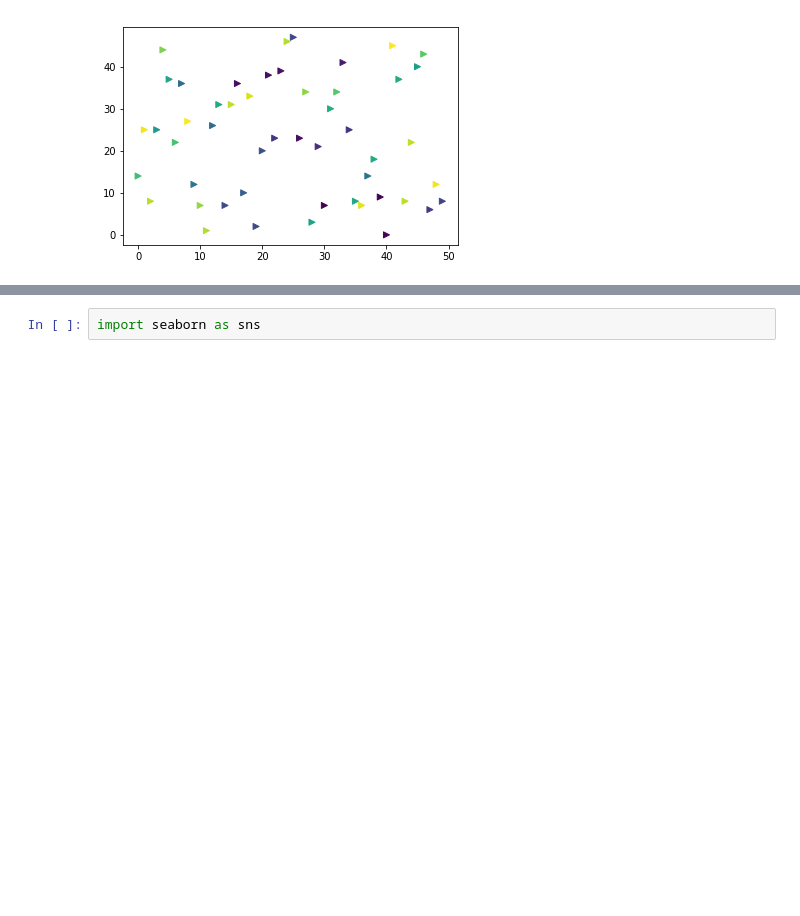
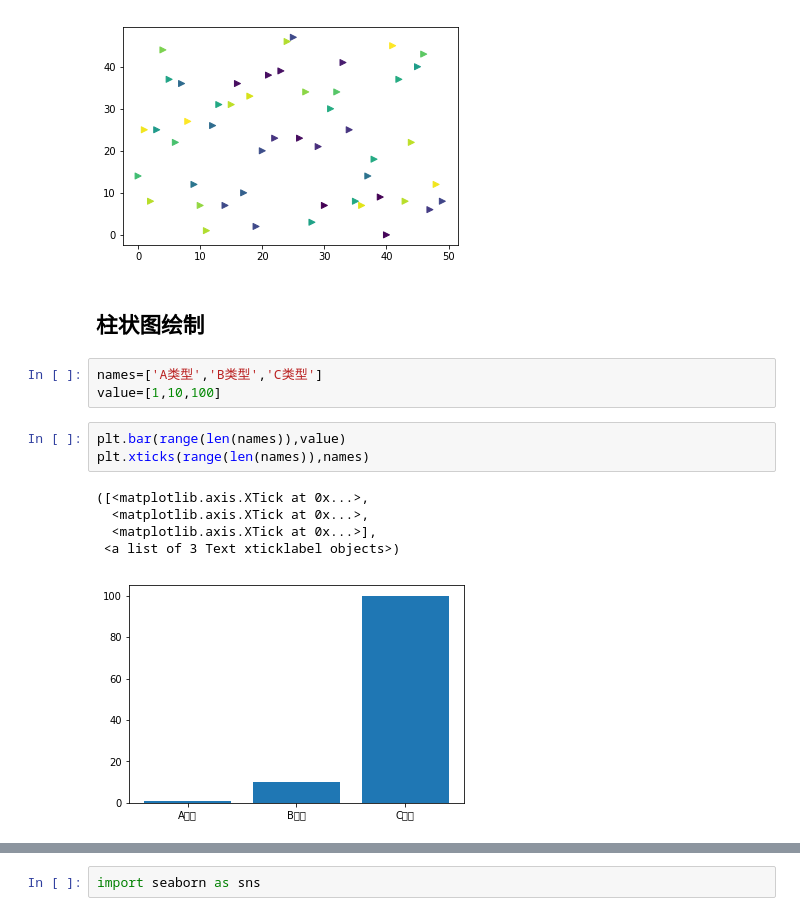
Before and after one commit to zingp/kaggle, a Jupyter notebook: forecast_losa_house_prices/pyplot_seaborn_cheat.ipynb, the cells around one changed output, grey strips where cells are left out. Cells and saved outputs as stored; diff of their text form; blank space fills up the shorter version.

```diff
--- a/forecast_losa_house_prices/pyplot_seaborn_cheat.ipynb
+++ b/forecast_losa_house_prices/pyplot_seaborn_cheat.ipynb
@@ -108,3 +110,17 @@ plt.scatter('a', 'd', data=data, c='c', marker='>')  #散点图的样式
 # %% [output]
 <matplotlib.collections.PathCollection at 0x...>
 [figure]
+# %% [markdown]
+## 柱状图绘制
+# %%
+names=['A类型','B类型','C类型']
+value=[1,10,100]
+# %%
+plt.bar(range(len(names)),value)
+plt.xticks(range(len(names)),names)
+# %% [output]
+([<matplotlib.axis.XTick at 0x...>,
+  <matplotlib.axis.XTick at 0x...>,
+  <matplotlib.axis.XTick at 0x...>],
+ <a list of 3 Text xticklabel objects>)
+[figure, added]
```
Also changed, not shown: parts of 37 cells of this notebook.
